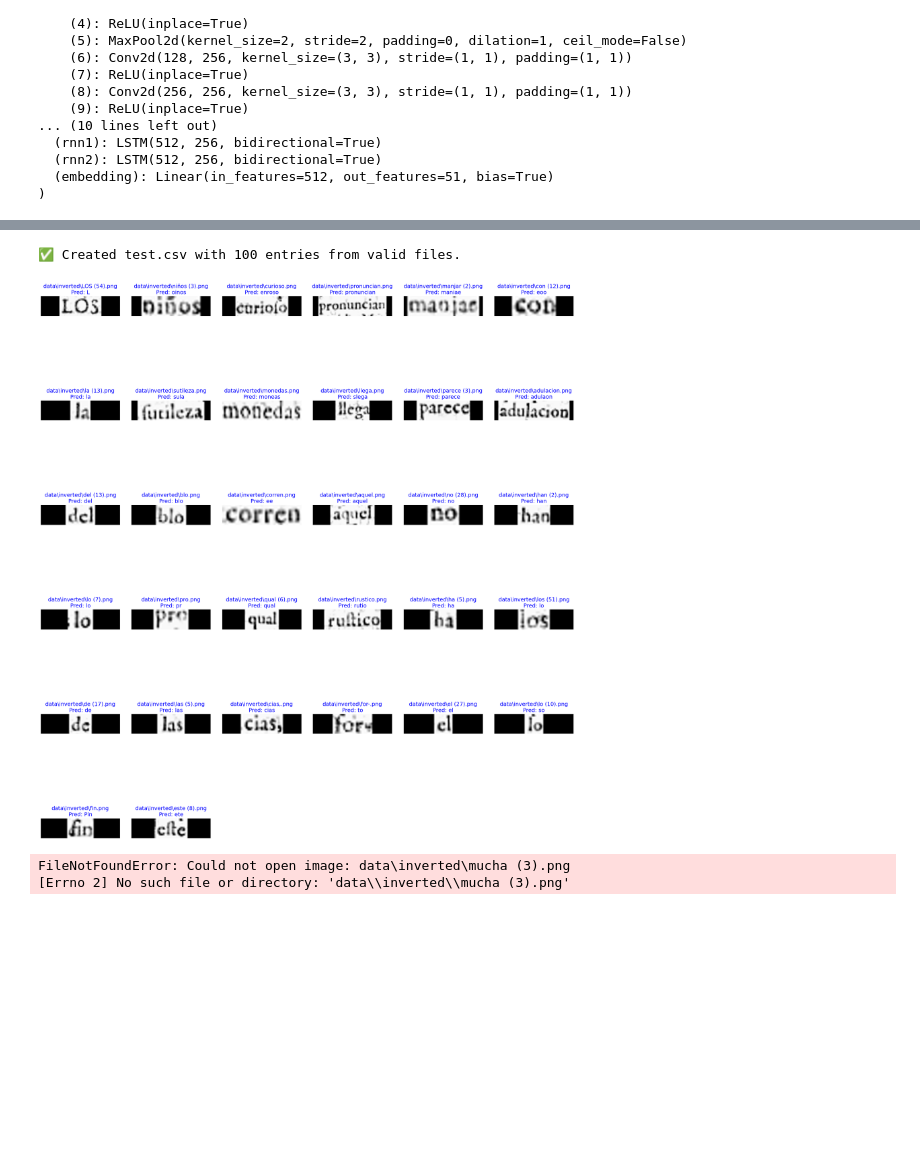
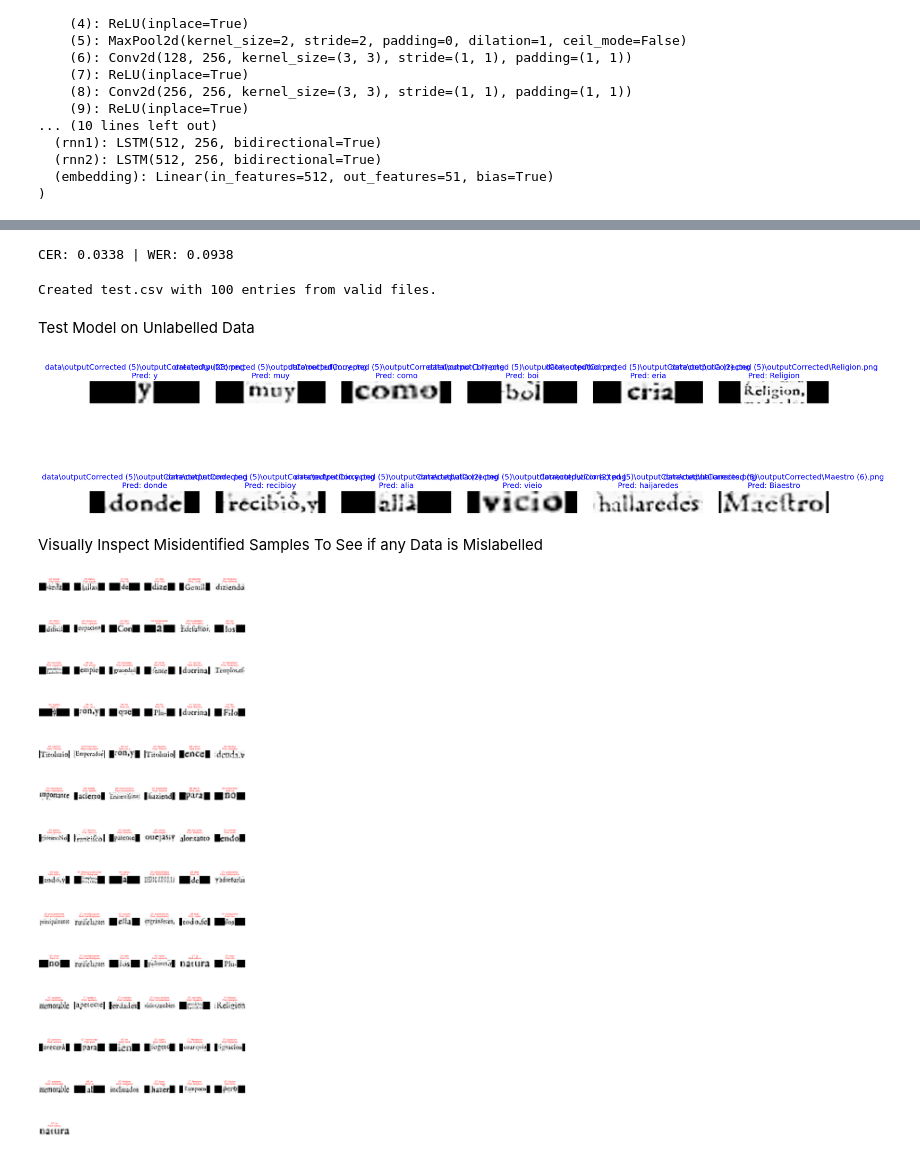
Before and after one commit to kaoreill/RenAIssance, a Jupyter notebook: RenAIssance_OCR_CRNN_Kate_OReilly/Midterm_CRNN.ipynb, the cells around one changed output, grey strips where cells are left out. Cells and saved outputs as stored; diff of their text form; code cells hidden in the pictures; blank space fills up the shorter version.

```diff
--- a/RenAIssance_OCR_CRNN_Kate_OReilly/Midterm_CRNN.ipynb
+++ b/RenAIssance_OCR_CRNN_Kate_OReilly/Midterm_CRNN.ipynb
@@ -62,3 +80,6 @@ from tensorflow.keras import layers
 from torch import nn
 from torch.utils.data import Dataset, DataLoader
 from torchvision import transforms
+
+#Update the path to your data directory
+DATA_DIR = Path("data/")
@@ -360,7 +208,7 @@ IMG_HEIGHT = 32
 IMG_WIDTH = 128
 BATCH_SIZE = 32
 HIDDEN_SIZE = 256
-NUM_EPOCHS = 15
+NUM_EPOCHS = 20
 # %%
 import pandas as pd
 
@@ -642,10 +427,12 @@ Load Data
 # %%
 from torchvision import transforms
 from torch.utils.data import DataLoader
+import pandas as pd
 
 transform = transforms.Compose([
+    transforms.Resize((IMG_HEIGHT, IMG_WIDTH)),
     transforms.ToTensor(),
-    transforms.Normalize((0.5,), (0.5,))
+    transforms.Normalize(mean=[0.5], std=[0.5])
 ])
 
 train_dataset = OCRDataset("csv/train.csv", transform=transform, char_to_idx=char_to_idx)
@@ -971,36 +616,6 @@ checkpoint = torch.load("best_model.pth", map_location=DEVICE)
 model.load_state_dict(checkpoint["model_state_dict"])
 model.eval()
 
-# Beam Search Decoder
-def ctc_beam_search_decoder(probs, charset, beam_width=5, blank_index=0):
-    T, C = probs.shape
-    beams = [("", 1.0)]
-    for t in range(T):
-        new_beams = defaultdict(float)
-        for prefix, score in beams:
-            for c in range(C):
-                p = probs[t, c]
-                char = '' if c == blank_index else charset[c - 1]
-                new_seq = prefix if char == '' or (len(prefix) > 0 and char == prefix[-1]) else prefix + char
-                new_beams[new_seq] += score * p
-        beams = sorted(new_beams.items(), key=lambda x: x[1], reverse=True)[:beam_width]
-    return beams[0][0]
-
-# Greedy Decoder
-def greedy_decode(log_probs, charset):
-    _, max_indices = log_probs.max(2)
-    max_indices = max_indices.transpose(0, 1).cpu().numpy()
-    results = []
-    for indices in max_indices:
-        pred = []
-        prev = -1
-        for i in indices:
-            if i != prev and i != 0:
-                pred.append(charset[i - 1])
-            prev = i
-        results.append(''.join(pred))
-    return results
-
 # Evaluation on full validation set
 gt_texts = []
 greedy_preds = []
@@ -1013,7 +628,7 @@ with torch.no_grad():
         log_probs = outputs.log_softmax(2).cpu()
 
         T, B, C = log_probs.shape
-        greedy_preds.extend(greedy_decode(log_probs, CHARSET))
+        greedy_preds.extend(decode(log_probs))
 
         for b in range(B):
             probs_np = log_probs[:, b, :].exp().numpy()
@@ -1643,3 +1240,22 @@ with torch.no_grad():
+# %%
+from jiwer import wer, cer
+
+# After decoding
+pred_texts = preds
+gt_texts = list(label_strs)  # Convert tuple to list
+
+# Ensure both lists are the same length
+min_len = min(len(gt_texts), len(pred_texts))
+gt_texts = gt_texts[:min_len]
+pred_texts = pred_texts[:min_len]
+
+# Compute average metrics
+avg_cer = cer(gt_texts, pred_texts)
+avg_wer = wer(gt_texts, pred_texts)
+
+print(f"CER: {avg_cer:.4f} | WER: {avg_wer:.4f}")
+# %% [output]
+CER: 0.0338 | WER: 0.0938
 # %%
 import pandas as pd
 from PIL import Image
@@ -1677,12 +1293,14 @@ sampled = val_df.sample(n=min(n, len(val_df)), random_state=42).reset_index(drop
 test_df = sampled[['FILENAME']]
 test_df.to_csv("csv/test.csv", index=False)
 
-print(f"✅ Created test.csv with {len(test_df)} entries from valid files.")
+print(f"Created test.csv with {len(test_df)} entries from valid files.")
 # %% [output]
-✅ Created test.csv with 100 entries from valid files.
+Created test.csv with 100 entries from valid files.
 # %%
 test_dataset = OCRTestDataset('csv/test.csv', transform=transform)
 test_loader = DataLoader(test_dataset, batch_size=32, shuffle=False)
+# %% [markdown]
+Test Model on Unlabelled Data
 # %%
 import torch
 import matplotlib.pyplot as plt
@@ -1692,35 +1310,37 @@ DEVICE = torch.device('cuda' if torch.cuda.is_available() else 'cpu')
 # Rebuild the model and load saved weights
 model = CRNN(IMG_HEIGHT, 1, len(CHARSET) + 1, HIDDEN_SIZE).to(DEVICE)
 checkpoint = torch.load("best_model.pth", map_location=DEVICE)
 model.load_state_dict(checkpoint["model_state_dict"])
 model.eval()
 
 with torch.no_grad():
     images, paths = next(iter(test_loader))
     images = images.to(DEVICE)
     outputs = model(images)
     preds = decode(outputs)  # Greedy decoder
 
-    num_images = min(32, len(images))
+    num_images = min(12, len(images))
     cols = 6
     rows = (num_images + cols - 1) // cols
 
     plt.figure(figsize=(20, rows * 4))
 
     for i in range(num_images):
         img_np = images[i].cpu().squeeze().numpy() * 0.5 + 0.5
         pred = preds[i]
         img_name = paths[i].split('/')[-1]  # filename only
 
         plt.subplot(rows, cols, i + 1)
         plt.imshow(img_np, cmap='gray')
         plt.title(f"{img_name}\nPred: {pred}", fontsize=14, color='blue')
         plt.axis('off')
 
     plt.tight_layout(pad=3.0)
     plt.show()
 # %% [output]
-[figure, old version]
+[figure, new version]
+# %% [markdown]
+Visually Inspect Misidentified Samples To See if any Data is Mislabelled
 # %%
 import torch
 import matplotlib.pyplot as plt
@@ -1751,7 +1371,7 @@ with torch.no_grad():
 # Display misclassified images
 num_images = len(misclassified)
 if num_images == 0:
-    print("✅ All predictions are correct!")
+    print("All predictions are correct!")
 else:
     cols = 6
     rows = (num_images + cols - 1) // cols
@@ -1767,5 +1387,4 @@ else:
     plt.tight_layout(pad=3.0)
     plt.show()
 # %% [output]
-FileNotFoundError: Could not open image: data\inverted\mucha (3).png
-[Errno 2] No such file or directory: 'data\\inverted\\mucha (3).png'
+[figure, added]
```
Also changed, not shown: parts of 69 cells of this notebook, 4 other files.
